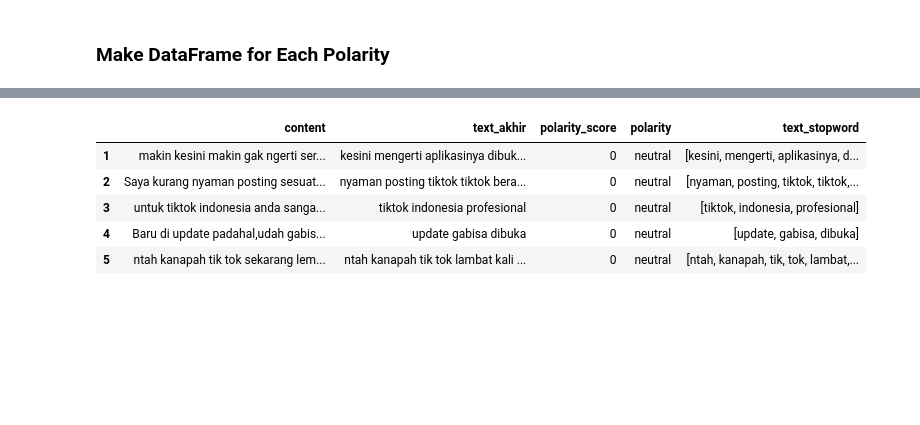
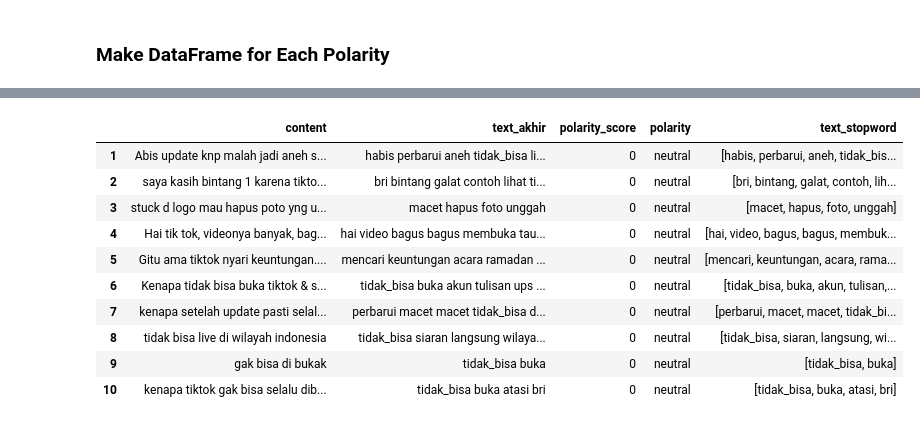
Before and after one commit to laventilizz/analisis_sentimen_app, a Jupyter notebook: sentiment_analysis.ipynb, the cells around one changed output, grey strips where cells are left out. Drawn from its saved outputs; the diff is of its cells as text; code cells hidden in the pictures; blank space fills up the shorter version.

```diff
--- a/sentiment_analysis.ipynb
+++ b/sentiment_analysis.ipynb
@@ -81,8 +82,8 @@ review.duplicated().sum()
 # %% [output]
 np.int64(0)
 # %%
-reviews = review.sample(n=12000, random_state=44).reset_index(drop=True)
+reviews = review.sample(n=50000, random_state=32).reset_index(drop=True)
 pd.set_option('display.max_colwidth', None)
-reviews.head(10)
+reviews.head(100)
 # %% [output]
 |  | content |
@@ -168,6 +208,7 @@ def fix_slangwords(text):
 reviews['text_clean'] = reviews['content'].apply(cleaningText)
 reviews['text_casefoldingText'] = reviews['text_clean'].apply(casefoldingText)
 reviews['text_slangwords'] = reviews['text_casefoldingText'].apply(fix_slangwords)
-reviews['text_tokenizingText'] = reviews['text_slangwords'].apply(tokenizingText)
+reviews['text_negation'] = reviews['text_slangwords'].apply(handle_negation)
+reviews['text_tokenizingText'] = reviews['text_negation'].apply(tokenizingText)
 reviews['text_stopword'] = reviews['text_tokenizingText'].apply(filteringText)
 reviews['text_akhir'] = reviews['text_stopword'].apply(toSentence)
@@ -212,6 +256,33 @@ if response.status_code == 200:
         lexicon_negative[row[0]] = int(row[1])
 else:
     print("Failed to fetch negative lexicon data")
+# %%
+import csv
+
+lexicon_positive = {}
+try:
+    with open('lexicon_positive.csv', encoding='utf-8') as f:
+        reader = csv.reader(f, delimiter=';')  # pakai ; karena isi file pakai titik koma
+        for row in reader:
+            try:
+                lexicon_positive[row[0].strip()] = int(float(row[1].replace(',', '.')))
+            except ValueError as ve:
+                print(f"Baris invalid dilewati: {row} - Error: {ve}")
+except FileNotFoundError:
+    print("File lexicon_positive.csv tidak ditemukan.")
+
+
+lexicon_negative = {}
+try:
+    with open('lexicon_negative.csv', encoding='utf-8') as f:
+        reader = csv.reader(f, delimiter=';')  # pakai ; karena isi file pakai titik koma
+        for row in reader:
+            try:
+                lexicon_positive[row[0].strip()] = int(float(row[1].replace(',', '.')))
+            except ValueError as ve:
+                print(f"Baris invalid dilewati: {row} - Error: {ve}")
+except FileNotFoundError:
+    print("File lexicon_positive.csv tidak ditemukan.")
 # %%
 def sentiment_analysis_lexicon_indonesia(text):
     score = 0
@@ -295,16 +366,21 @@ negative_reviews.head()
 # %%
 # Membuat DataFrame baru 'neutral_reviews' yang hanya berisi tweet dengan polaritas netral.
 neutral_reviews = reviews[reviews['polarity'] == 'neutral']
 neutral_reviews = neutral_reviews[['content', 'text_akhir', 'polarity_score', 'polarity','text_stopword']]
 neutral_reviews = neutral_reviews.sort_values(by='polarity_score', ascending=True)
 neutral_reviews = neutral_reviews[0:10]
 neutral_reviews = neutral_reviews.reset_index(drop=True)
 neutral_reviews.index += 1
-neutral_reviews.head()
+neutral_reviews.head(10)
 # %% [output]
 |  | content | text_akhir | polarity_score | polarity | text_stopword |
-| 1 | makin kesini makin gak ngerti ser... | kesini mengerti aplikasinya dibuk... | 0 | neutral | [kesini, mengerti, aplikasinya, d... |
-| 2 | Saya kurang nyaman posting sesuat... | nyaman posting tiktok tiktok bera... | 0 | neutral | [nyaman, posting, tiktok, tiktok,... |
-| 3 | untuk tiktok indonesia anda sanga... | tiktok indonesia profesional | 0 | neutral | [tiktok, indonesia, profesional] |
-| 4 | Baru di update padahal,udah gabis... | update gabisa dibuka | 0 | neutral | [update, gabisa, dibuka] |
-| 5 | ntah kanapah tik tok sekarang lem... | ntah kanapah tik tok lambat kali ... | 0 | neutral | [ntah, kanapah, tik, tok, lambat,... |
+| 1 | Abis update knp malah jadi aneh s... | habis perbarui aneh tidak_bisa li... | 0 | neutral | [habis, perbarui, aneh, tidak_bis... |
+| 2 | saya kasih bintang 1 karena tikto... | bri bintang galat contoh lihat ti... | 0 | neutral | [bri, bintang, galat, contoh, lih... |
+| 3 | stuck d logo mau hapus poto yng u... | macet hapus foto unggah | 0 | neutral | [macet, hapus, foto, unggah] |
+| 4 | Hai tik tok, videonya banyak, bag... | hai video bagus bagus membuka tau... | 0 | neutral | [hai, video, bagus, bagus, membuk... |
+| 5 | Gitu ama tiktok nyari keuntungan.... | mencari keuntungan acara ramadan ... | 0 | neutral | [mencari, keuntungan, acara, rama... |
+| 6 | Kenapa tidak bisa buka tiktok & s... | tidak_bisa buka akun tulisan ups ... | 0 | neutral | [tidak_bisa, buka, akun, tulisan,... |
+| 7 | kenapa setelah update pasti selal... | perbarui macet macet tidak_bisa d... | 0 | neutral | [perbarui, macet, macet, tidak_bi... |
+| 8 | tidak bisa live di wilayah indonesia | tidak_bisa siaran langsung wilaya... | 0 | neutral | [tidak_bisa, siaran, langsung, wi... |
+| 9 | gak bisa di bukak | tidak_bisa buka | 0 | neutral | [tidak_bisa, buka] |
+| 10 | kenapa tiktok gak bisa selalu dib... | tidak_bisa buka atasi bri | 0 | neutral | [tidak_bisa, buka, atasi, bri] |
```
Also changed, not shown: parts of 50 cells of this notebook.
